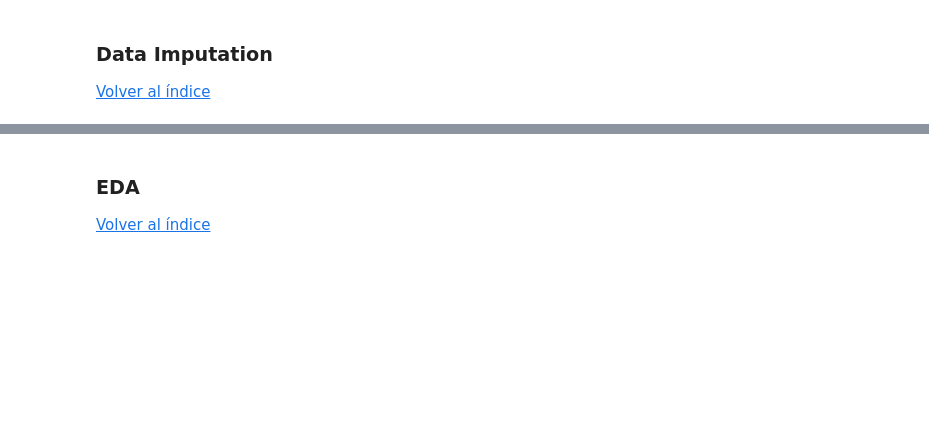
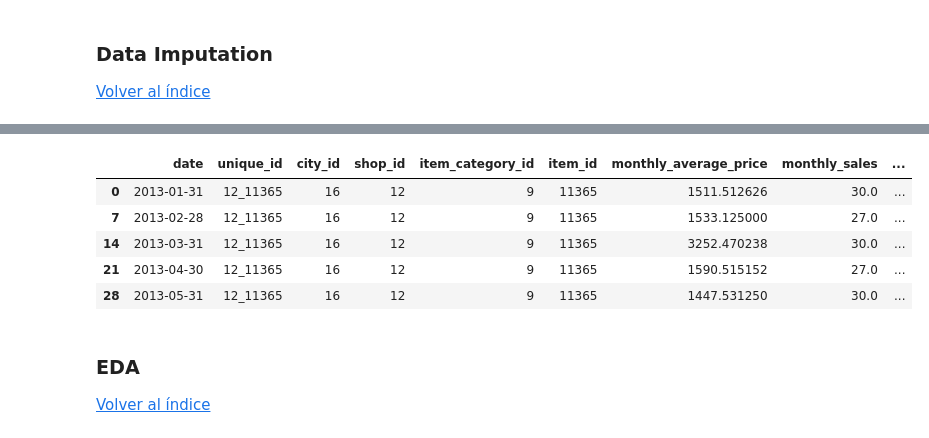
Before and after one commit to rsteelh/retail_ST, a Jupyter notebook: 3_KAGGLE_BENCHMARK.ipynb, the cells around one changed output, grey strips where cells are left out. Cells and saved outputs as stored; diff of their text form; code cells hidden in the pictures; blank space fills up the shorter version.

```diff
--- a/3_KAGGLE_BENCHMARK.ipynb
+++ b/3_KAGGLE_BENCHMARK.ipynb
@@ -211,5 +240,7 @@ df[df["unique_id"] == sample_ts]
 df["monthly_sales"].fillna(0, inplace = True)
 # %%
 df["monthly_average_price"] = df.groupby("unique_id", group_keys = False)["monthly_average_price"].apply(
-    lambda series: series.backfill().ffill()
+    lambda series: series.bfill().ffill()
 )
+# %%
+df["revenue"]=df["monthly_sales"]*df["monthly_average_price"]
@@ -218,3 +263,12 @@ df.isnull().sum()
 # %%
 df.sort_values(["unique_id", "date"], ascending = True, inplace = True)
+# %%
+df.head()
+# %% [output]
+|  | date | unique_id | city_id | shop_id | item_category_id | item_id | monthly_average_price | monthly_sales | ... |
+| 0 | 2013-01-31 | 12_11365 | 16 | 12 | 9 | 11365 | 1511.512626 | 30.0 | ... |
+| 7 | 2013-02-28 | 12_11365 | 16 | 12 | 9 | 11365 | 1533.125000 | 27.0 | ... |
+| 14 | 2013-03-31 | 12_11365 | 16 | 12 | 9 | 11365 | 3252.470238 | 30.0 | ... |
+| 21 | 2013-04-30 | 12_11365 | 16 | 12 | 9 | 11365 | 1590.515152 | 27.0 | ... |
+| 28 | 2013-05-31 | 12_11365 | 16 | 12 | 9 | 11365 | 1447.531250 | 30.0 | ... |
 # %%
```
Also changed, not shown: parts of 45 cells of this notebook.
